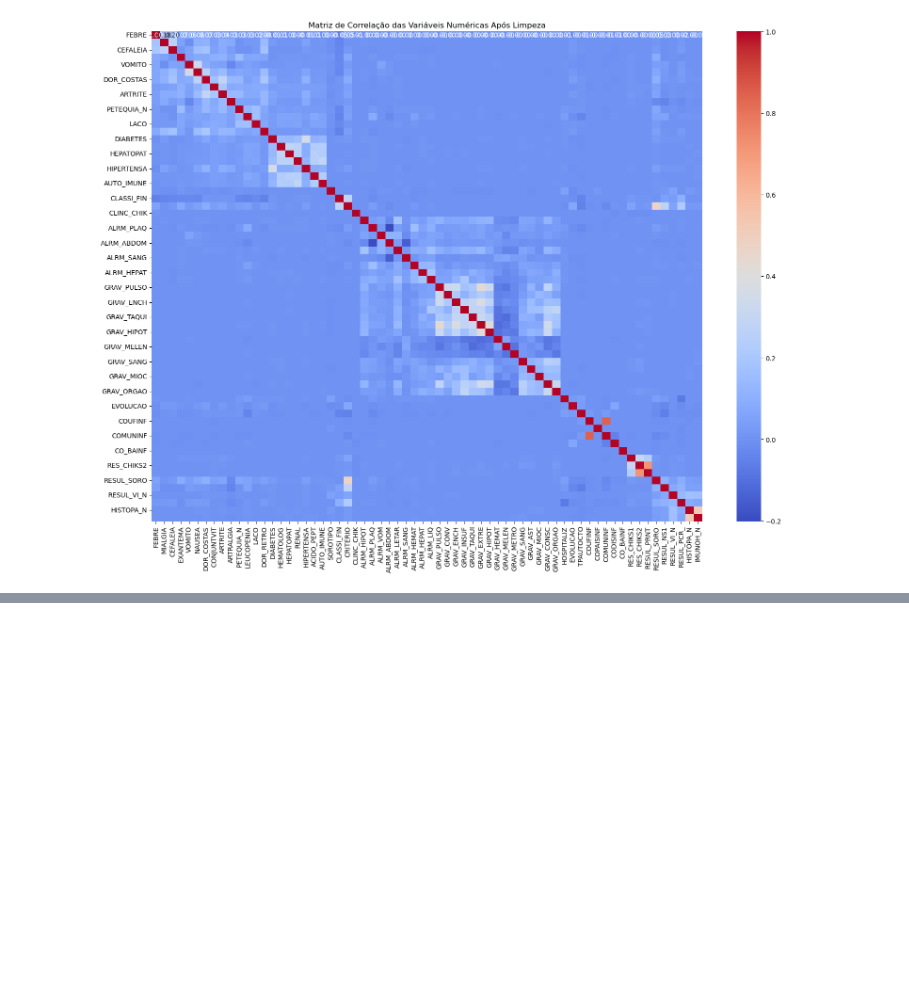
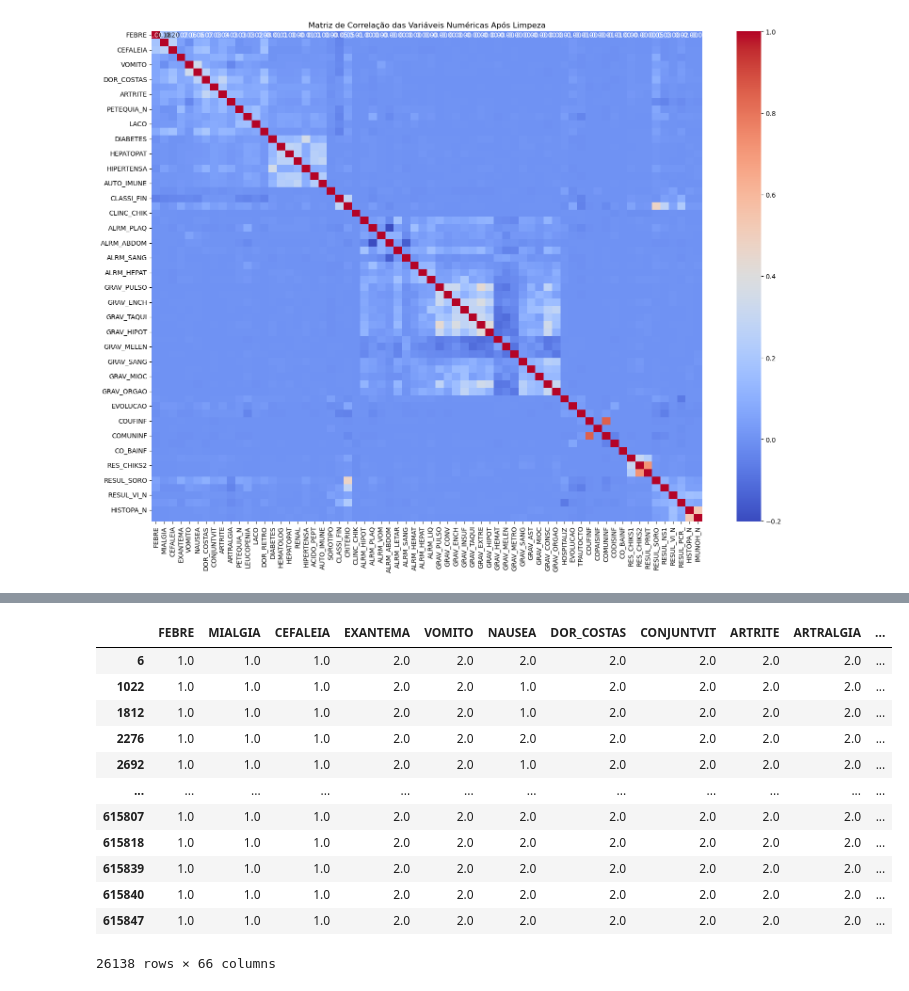
Before and after one commit to joj08066/PreprocessingACCSADML, a Jupyter notebook: preprocessamento.ipynb, the cells around one changed output, grey strips where cells are left out. Cells and saved outputs as stored; diff of their text form; code cells hidden in the pictures; blank space fills up the shorter version.

```diff
--- a/preprocessamento.ipynb
+++ b/preprocessamento.ipynb
@@ -490,0 +542,16 @@ plt.show()
+# %%
+novabase_numerica.dropna(axis = 0)
+# %% [output]
+|  | FEBRE | MIALGIA | CEFALEIA | EXANTEMA | VOMITO | NAUSEA | DOR_COSTAS | CONJUNTVIT | ARTRITE | ARTRALGIA | ... |
+| 6 | 1.0 | 1.0 | 1.0 | 2.0 | 2.0 | 2.0 | 2.0 | 2.0 | 2.0 | 2.0 | ... |
+| 1022 | 1.0 | 1.0 | 1.0 | 2.0 | 2.0 | 1.0 | 2.0 | 2.0 | 2.0 | 2.0 | ... |
+| 1812 | 1.0 | 1.0 | 1.0 | 2.0 | 2.0 | 1.0 | 2.0 | 2.0 | 2.0 | 2.0 | ... |
+| 2276 | 1.0 | 1.0 | 1.0 | 2.0 | 2.0 | 2.0 | 2.0 | 2.0 | 2.0 | 2.0 | ... |
+| 2692 | 1.0 | 1.0 | 1.0 | 2.0 | 2.0 | 1.0 | 2.0 | 2.0 | 2.0 | 2.0 | ... |
+| ... | ... | ... | ... | ... | ... | ... | ... | ... | ... | ... | ... |
+| 615807 | 1.0 | 1.0 | 1.0 | 2.0 | 2.0 | 2.0 | 2.0 | 2.0 | 2.0 | 2.0 | ... |
+| 615818 | 1.0 | 1.0 | 1.0 | 2.0 | 2.0 | 2.0 | 2.0 | 2.0 | 2.0 | 2.0 | ... |
+| 615839 | 1.0 | 1.0 | 1.0 | 2.0 | 2.0 | 2.0 | 2.0 | 2.0 | 2.0 | 2.0 | ... |
+| 615840 | 1.0 | 1.0 | 1.0 | 2.0 | 2.0 | 2.0 | 2.0 | 2.0 | 2.0 | 2.0 | ... |
+| 615847 | 1.0 | 1.0 | 1.0 | 2.0 | 2.0 | 2.0 | 2.0 | 2.0 | 2.0 | 2.0 | ... |
+26138 rows × 66 columns
```
Also changed, not shown: parts of 13 cells of this notebook.
